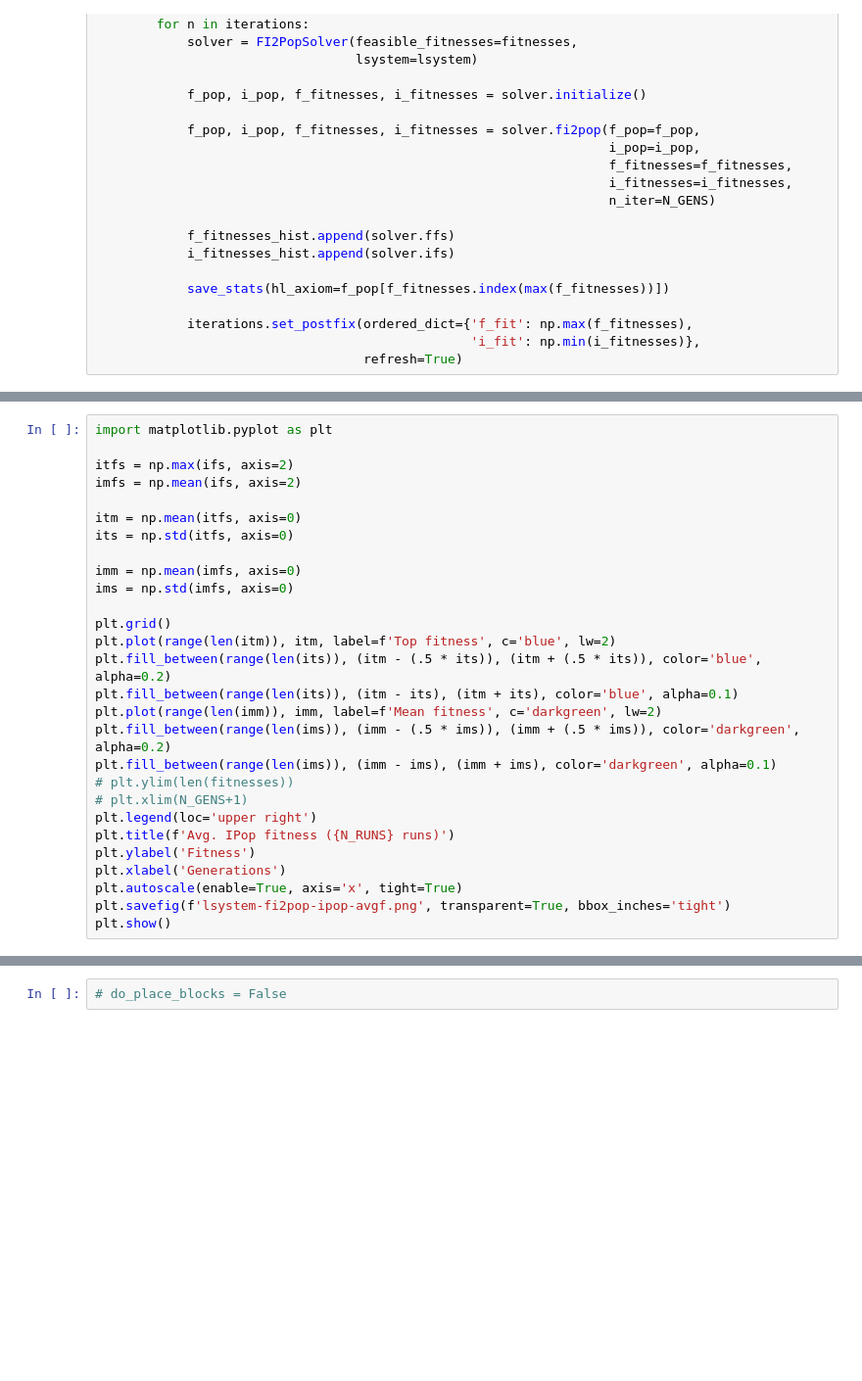
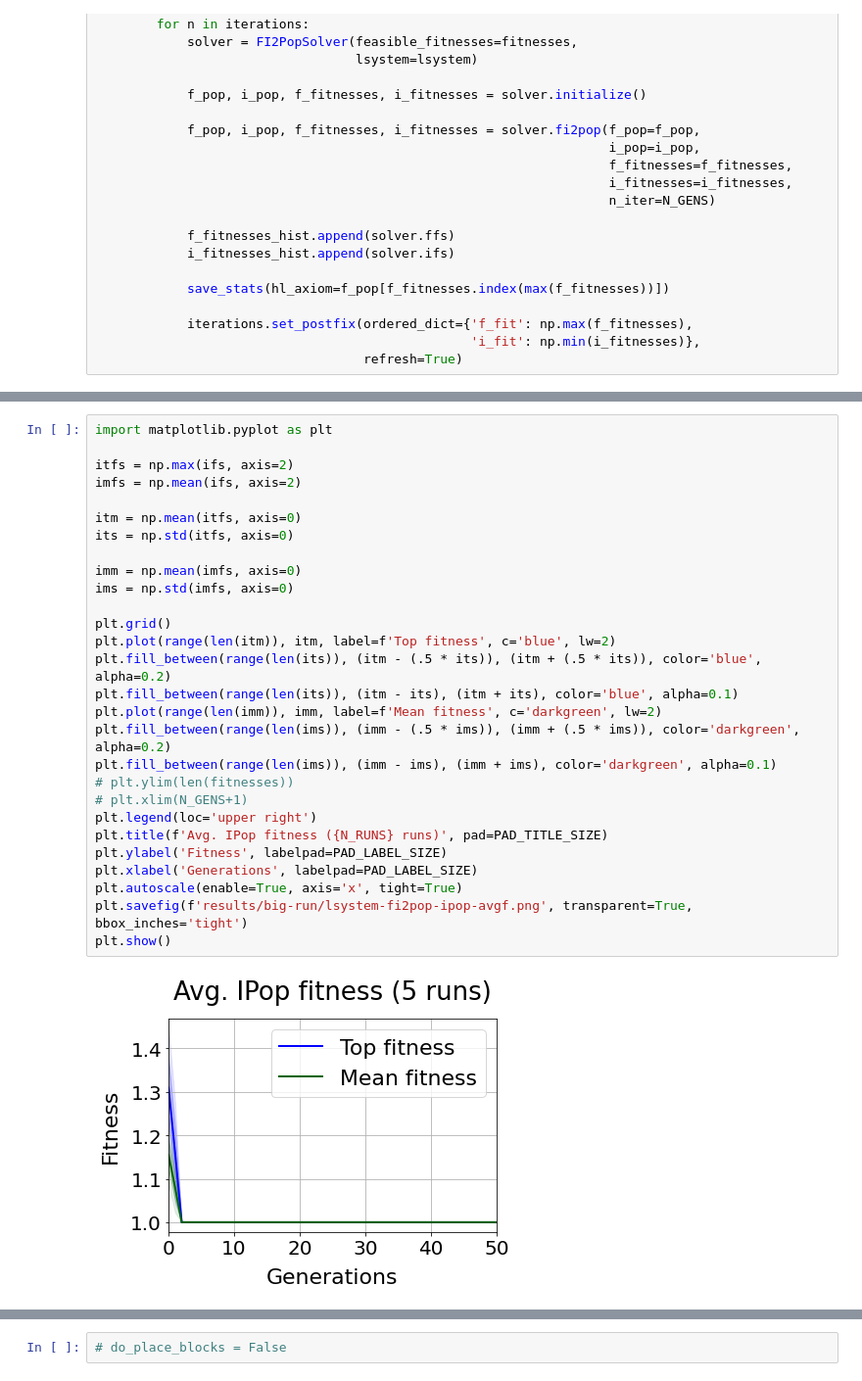
Before and after one commit to arayabrain/space-engineers-ai-spaceship-generator, a Jupyter notebook: l-system/fi2pop-demo.ipynb, the cells around one changed output, grey strips where cells are left out. Shown at 98% size. Drawn from its saved outputs; the diff is of its cells as text; blank space fills up the shorter version.

```diff
--- a/l-system/fi2pop-demo.ipynb
+++ b/l-system/fi2pop-demo.ipynb
@@ -364,28 +369,30 @@ plt.show()
 # %%
 import matplotlib.pyplot as plt
 
 itfs = np.max(ifs, axis=2)
 imfs = np.mean(ifs, axis=2)
 
 itm = np.mean(itfs, axis=0)
 its = np.std(itfs, axis=0)
 
 imm = np.mean(imfs, axis=0)
 ims = np.std(imfs, axis=0)
 
 plt.grid()
 plt.plot(range(len(itm)), itm, label=f'Top fitness', c='blue', lw=2)
 plt.fill_between(range(len(its)), (itm - (.5 * its)), (itm + (.5 * its)), color='blue', alpha=0.2)
 plt.fill_between(range(len(its)), (itm - its), (itm + its), color='blue', alpha=0.1)
 plt.plot(range(len(imm)), imm, label=f'Mean fitness', c='darkgreen', lw=2)
 plt.fill_between(range(len(ims)), (imm - (.5 * ims)), (imm + (.5 * ims)), color='darkgreen', alpha=0.2)
 plt.fill_between(range(len(ims)), (imm - ims), (imm + ims), color='darkgreen', alpha=0.1)
 # plt.ylim(len(fitnesses))
 # plt.xlim(N_GENS+1)
 plt.legend(loc='upper right')
-plt.title(f'Avg. IPop fitness ({N_RUNS} runs)')
-plt.ylabel('Fitness')
-plt.xlabel('Generations')
+plt.title(f'Avg. IPop fitness ({N_RUNS} runs)', pad=PAD_TITLE_SIZE)
+plt.ylabel('Fitness', labelpad=PAD_LABEL_SIZE)
+plt.xlabel('Generations', labelpad=PAD_LABEL_SIZE)
 plt.autoscale(enable=True, axis='x', tight=True)
-plt.savefig(f'lsystem-fi2pop-ipop-avgf.png', transparent=True, bbox_inches='tight')
+plt.savefig(f'results/big-run/lsystem-fi2pop-ipop-avgf.png', transparent=True, bbox_inches='tight')
 plt.show()
+# %% [output]
+[figure, added]
```
Also changed, not shown: parts of 7 cells of this notebook, 9 other files.
